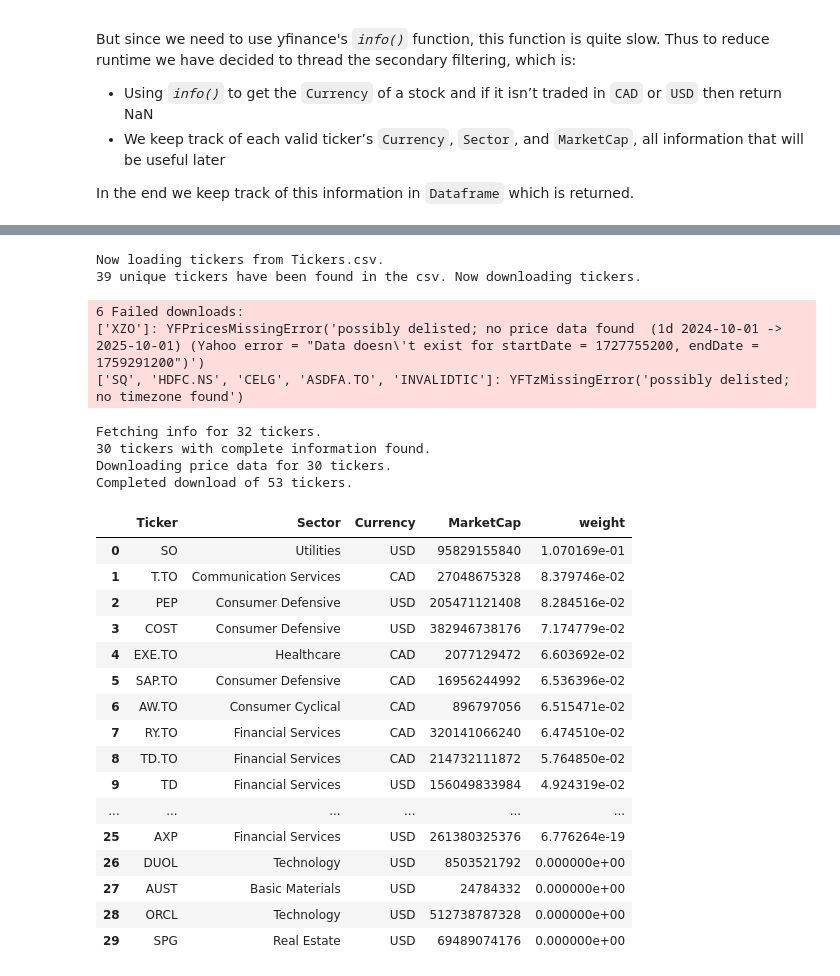
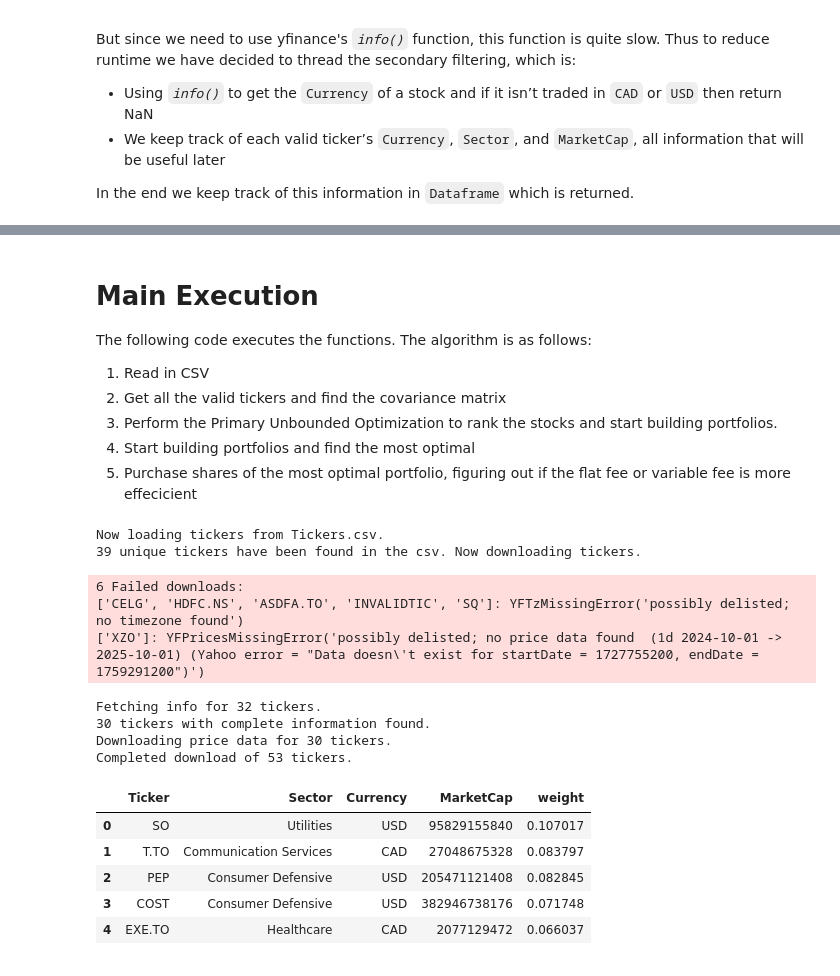
Before and after one commit to neilhaoyuan/risk-constrained-portfolio-optimizer, a Jupyter notebook: portfolio-optimizer.ipynb, the cells around one changed output, grey strips where cells are left out. Cells and saved outputs as stored; diff of their text form; code cells hidden in the pictures.

```diff
--- a/portfolio-optimizer.ipynb
+++ b/portfolio-optimizer.ipynb
@@ -639,41 +845,39 @@ def find_optimized_portfolio(all_tickers_df):
+# %% [markdown]
+# Main Execution
+
+The following code executes the functions. The algorithm is as follows:
+1. Read in CSV
+2. Get all the valid tickers and find the covariance matrix
+3. Perform the Primary Unbounded Optimization to rank the stocks and start building portfolios.
+4. Start building portfolios and find the most optimal
+5. Purchase shares of the most optimal portfolio, figuring out if the flat fee or variable fee is more effecicient
 # %%
 # Execute filtering after reading in csv.
 valid_tickers_df = format_tickers(csv_file_path)
 
 covariance_matrix = ((get_calculations(valid_tickers_df["Ticker"].tolist(), returns_start, returns_end))['Covariance']).to_numpy()
 unbound_var, unbound_weights = unbounded_optimization(covariance_matrix)
 
 valid_tickers_df["weight"] = unbound_weights
 all_tickers_df = valid_tickers_df.copy().sort_values('weight', ascending=False).reset_index(drop=True)
 
-all_tickers_df
+all_tickers_df.head()
 # %% [output]
 Now loading tickers from Tickers.csv.
 39 unique tickers have been found in the csv. Now downloading tickers.
 6 Failed downloads:
+['CELG', 'HDFC.NS', 'ASDFA.TO', 'INVALIDTIC', 'SQ']: YFTzMissingError('possibly delisted; no timezone found')
 ['XZO']: YFPricesMissingError('possibly delisted; no price data found  (1d 2024-10-01 -> 2025-10-01) (Yahoo error = "Data doesn\'t exist for startDate = 1727755200, endDate = 1759291200")')
-['SQ', 'HDFC.NS', 'CELG', 'ASDFA.TO', 'INVALIDTIC']: YFTzMissingError('possibly delisted; no timezone found')
 Fetching info for 32 tickers.
 30 tickers with complete information found.
 Downloading price data for 30 tickers.
 Completed download of 53 tickers.
 |  | Ticker | Sector | Currency | MarketCap | weight |
-| 0 | SO | Utilities | USD | 95829155840 | 1.070169e-01 |
-| 1 | T.TO | Communication Services | CAD | 27048675328 | 8.379746e-02 |
-| 2 | PEP | Consumer Defensive | USD | 205471121408 | 8.284516e-02 |
-| 3 | COST | Consumer Defensive | USD | 382946738176 | 7.174779e-02 |
-| 4 | EXE.TO | Healthcare | CAD | 2077129472 | 6.603692e-02 |
-| 5 | SAP.TO | Consumer Defensive | CAD | 16956244992 | 6.536396e-02 |
-| 6 | AW.TO | Consumer Cyclical | CAD | 896797056 | 6.515471e-02 |
-| 7 | RY.TO | Financial Services | CAD | 320141066240 | 6.474510e-02 |
-| 8 | TD.TO | Financial Services | CAD | 214732111872 | 5.764850e-02 |
-| 9 | TD | Financial Services | USD | 156049833984 | 4.924319e-02 |
-| ... | ... | ... | ... | ... | ... |
-| 25 | AXP | Financial Services | USD | 261380325376 | 6.776264e-19 |
-| 26 | DUOL | Technology | USD | 8503521792 | 0.000000e+00 |
-| 27 | AUST | Basic Materials | USD | 24784332 | 0.000000e+00 |
-| 28 | ORCL | Technology | USD | 512738787328 | 0.000000e+00 |
-| 29 | SPG | Real Estate | USD | 69489074176 | 0.000000e+00 |
+| 0 | SO | Utilities | USD | 95829155840 | 0.107017 |
+| 1 | T.TO | Communication Services | CAD | 27048675328 | 0.083797 |
+| 2 | PEP | Consumer Defensive | USD | 205471121408 | 0.082845 |
+| 3 | COST | Consumer Defensive | USD | 382946738176 | 0.071748 |
+| 4 | EXE.TO | Healthcare | CAD | 2077129472 | 0.066037 |
 # %%
 target_values = find_optimized_portfolio(all_tickers_df)
 # %% [output]
```
Also changed, not shown: parts of 17 cells of this notebook.
